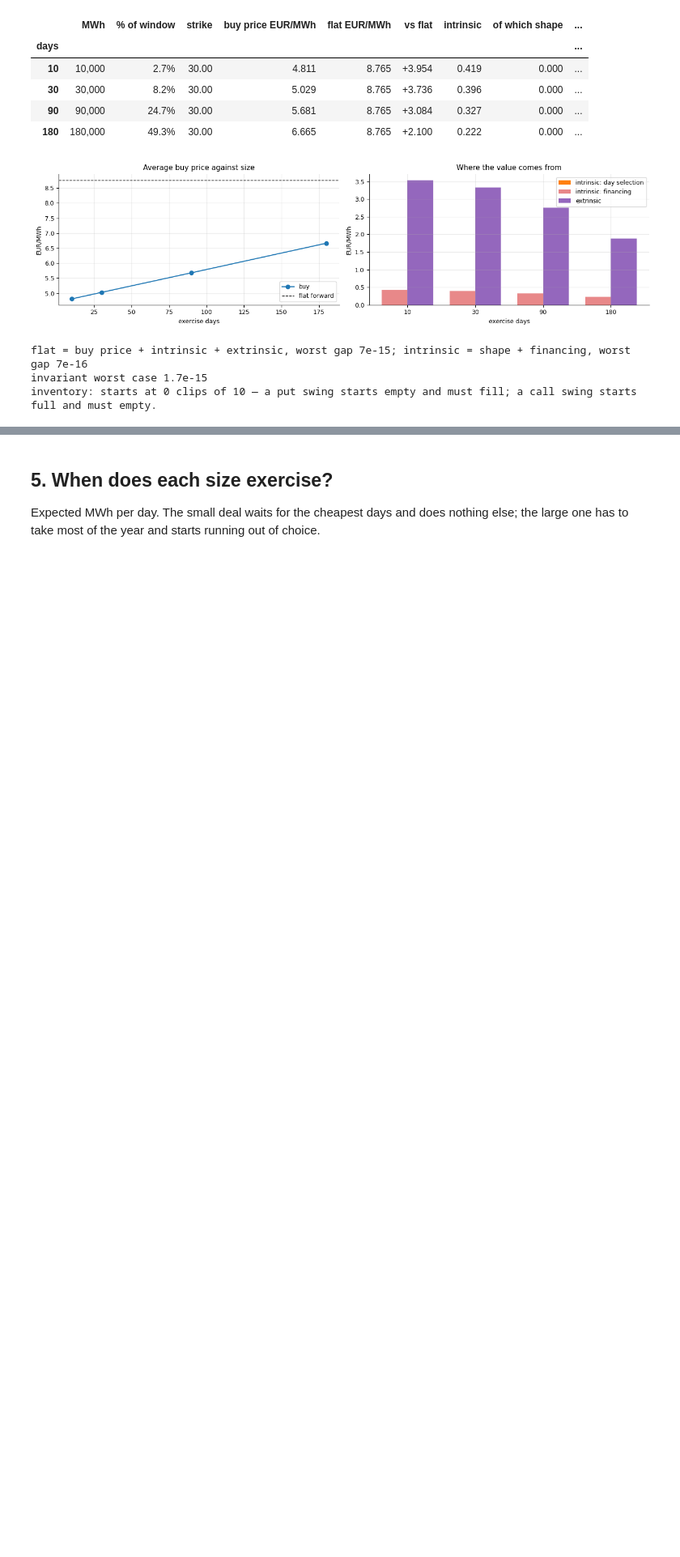
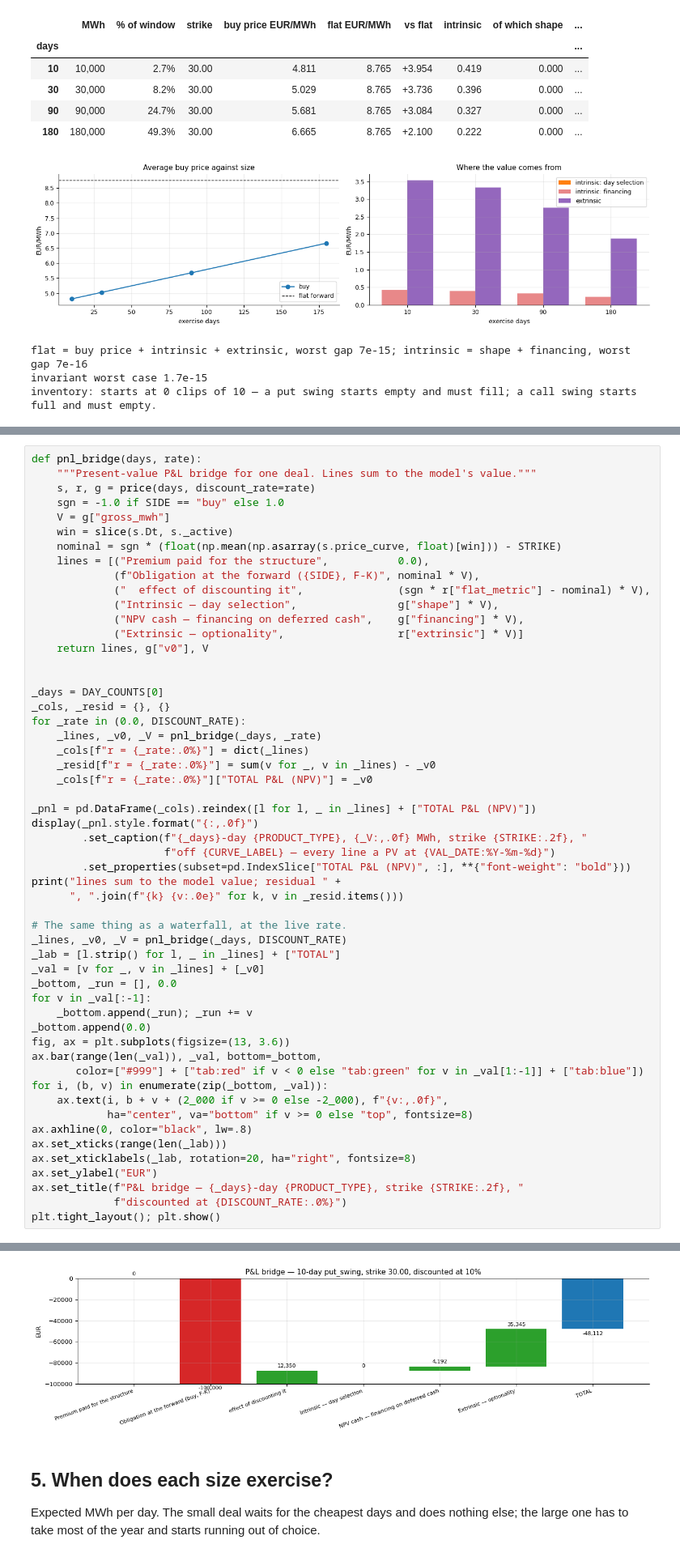
Before and after one commit to dmitry-goryunov/Storage, a Jupyter notebook: Products.ipynb, the cells around one changed output, grey strips where cells are left out. Shown at 81% size. Saved outputs shown, nothing was run; the diff lists cells and outputs as text; blank space fills up the shorter version.

```diff
--- a/Products.ipynb
+++ b/Products.ipynb
@@ -440,0 +456,55 @@ inventory: starts at 0 clips of 10 — a put swing starts empty and must fill; a
+# %%
+def pnl_bridge(days, rate):
+    """Present-value P&L bridge for one deal. Lines sum to the model's value."""
+    s, r, g = price(days, discount_rate=rate)
+    sgn = -1.0 if SIDE == "buy" else 1.0
+    V = g["gross_mwh"]
+    win = slice(s.Dt, s._active)
+    nominal = sgn * (float(np.mean(np.asarray(s.price_curve, float)[win])) - STRIKE)
+    lines = [("Premium paid for the structure",           0.0),
+             (f"Obligation at the forward ({SIDE}, F-K)", nominal * V),
+             ("  effect of discounting it",               (sgn * r["flat_metric"] - nominal) * V),
+             ("Intrinsic — day selection",                g["shape"] * V),
+             ("NPV cash — financing on deferred cash",    g["financing"] * V),
+             ("Extrinsic — optionality",                  r["extrinsic"] * V)]
+    return lines, g["v0"], V
+
+
+_days = DAY_COUNTS[0]
+_cols, _resid = {}, {}
+for _rate in (0.0, DISCOUNT_RATE):
+    _lines, _v0, _V = pnl_bridge(_days, _rate)
+    _cols[f"r = {_rate:.0%}"] = dict(_lines)
+    _resid[f"r = {_rate:.0%}"] = sum(v for _, v in _lines) - _v0
+    _cols[f"r = {_rate:.0%}"]["TOTAL P&L (NPV)"] = _v0
+
+_pnl = pd.DataFrame(_cols).reindex([l for l, _ in _lines] + ["TOTAL P&L (NPV)"])
+display(_pnl.style.format("{:,.0f}")
+        .set_caption(f"{_days}-day {PRODUCT_TYPE}, {_V:,.0f} MWh, strike {STRIKE:.2f}, "
+                     f"off {CURVE_LABEL} — every line a PV at {VAL_DATE:%Y-%m-%d}")
+        .set_properties(subset=pd.IndexSlice["TOTAL P&L (NPV)", :], **{"font-weight": "bold"}))
+print("lines sum to the model value; residual " +
+      ", ".join(f"{k} {v:.0e}" for k, v in _resid.items()))
+
+# The same thing as a waterfall, at the live rate.
+_lines, _v0, _V = pnl_bridge(_days, DISCOUNT_RATE)
+_lab = [l.strip() for l, _ in _lines] + ["TOTAL"]
+_val = [v for _, v in _lines] + [_v0]
+_bottom, _run = [], 0.0
+for v in _val[:-1]:
+    _bottom.append(_run); _run += v
+_bottom.append(0.0)
+fig, ax = plt.subplots(figsize=(13, 3.6))
+ax.bar(range(len(_val)), _val, bottom=_bottom,
+       color=["#999"] + ["tab:red" if v < 0 else "tab:green" for v in _val[1:-1]] + ["tab:blue"])
+for i, (b, v) in enumerate(zip(_bottom, _val)):
+    ax.text(i, b + v + (2_000 if v >= 0 else -2_000), f"{v:,.0f}",
+            ha="center", va="bottom" if v >= 0 else "top", fontsize=8)
+ax.axhline(0, color="black", lw=.8)
+ax.set_xticks(range(len(_lab)))
+ax.set_xticklabels(_lab, rotation=20, ha="right", fontsize=8)
+ax.set_ylabel("EUR")
+ax.set_title(f"P&L bridge — {_days}-day {PRODUCT_TYPE}, strike {STRIKE:.2f}, "
+             f"discounted at {DISCOUNT_RATE:.0%}")
+plt.tight_layout(); plt.show()
+# %% [output]
@@ -441,3 +521,4 @@ inventory: starts at 0 clips of 10 — a put swing starts empty and must fill; a
+[figure, added]
 # %% [markdown]
 ## 5. When does each size exercise?
 
```
Also changed, not shown: parts of 3 cells of this notebook, 2 other files.
